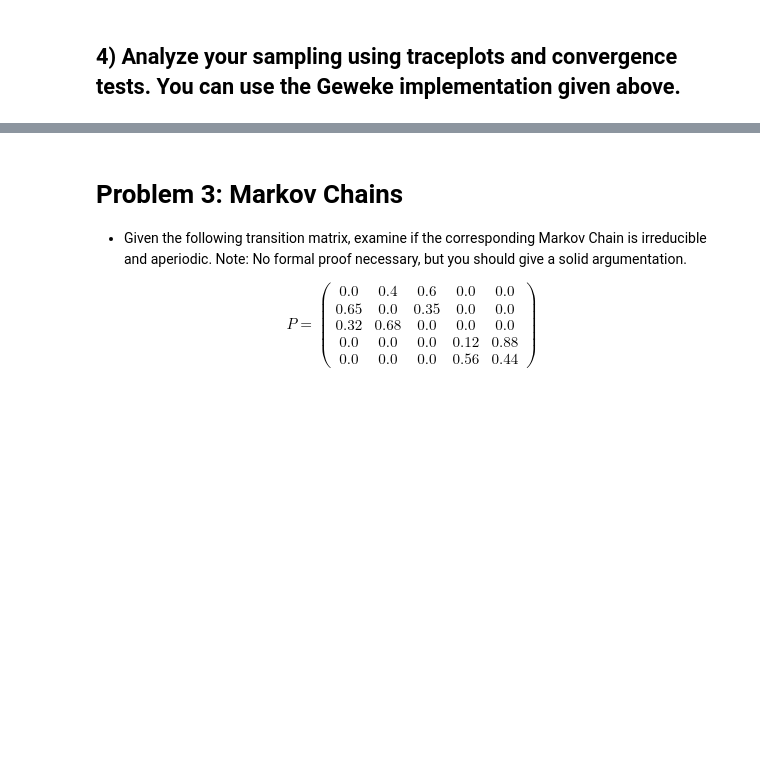
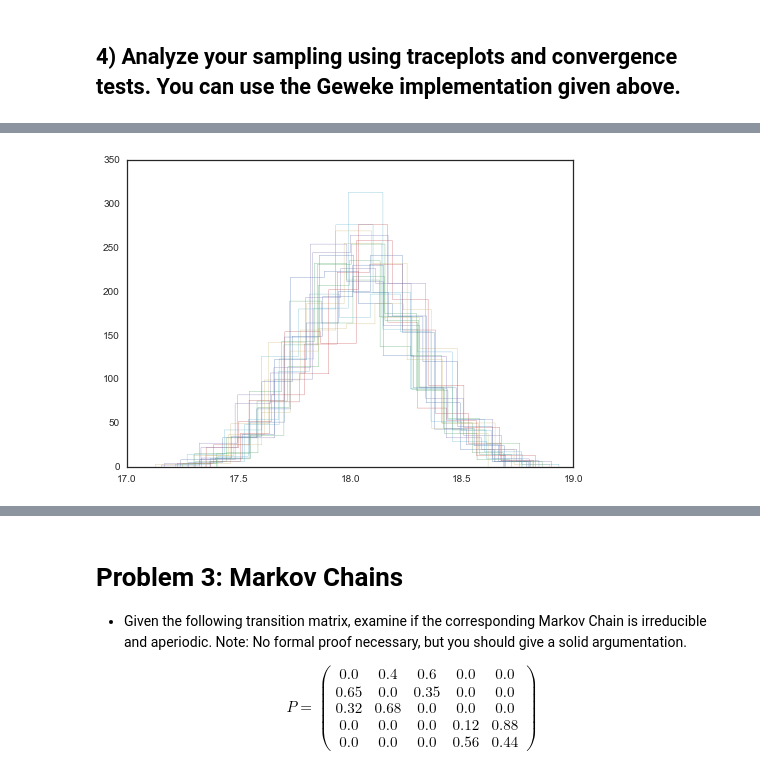
Before and after one commit to jeewon-hwang/AM207_homework_2016, a Jupyter notebook: AM207_JeewonHwang_HW2.ipynb, the cells around one changed output, grey strips where cells are left out. Saved outputs shown, nothing was run; the diff lists cells and outputs as text; code cells hidden in the pictures; blank space fills up the shorter version.

```diff
--- a/AM207_JeewonHwang_HW2.ipynb
+++ b/AM207_JeewonHwang_HW2.ipynb
@@ -379,0 +428,11 @@ plt.ylabel("counts")
+# %%
+burnin = 25    # MY BURN IN
+# throw away the burnin samples
+lambda_trace = trace[burnin:,0]
+
+subsetSize = 1000
+for i in range(20):
+#     plt.hist(lambda_trace[subsetSize*i:subsetSize*(i+1)], alpha=0.4)
+    plt.hist(lambda_trace[subsetSize*i:subsetSize*(i+1)], histtype="step")
+# %% [output]
+[figure, added]
```
Also changed, not shown: parts of 44 cells of this notebook.
